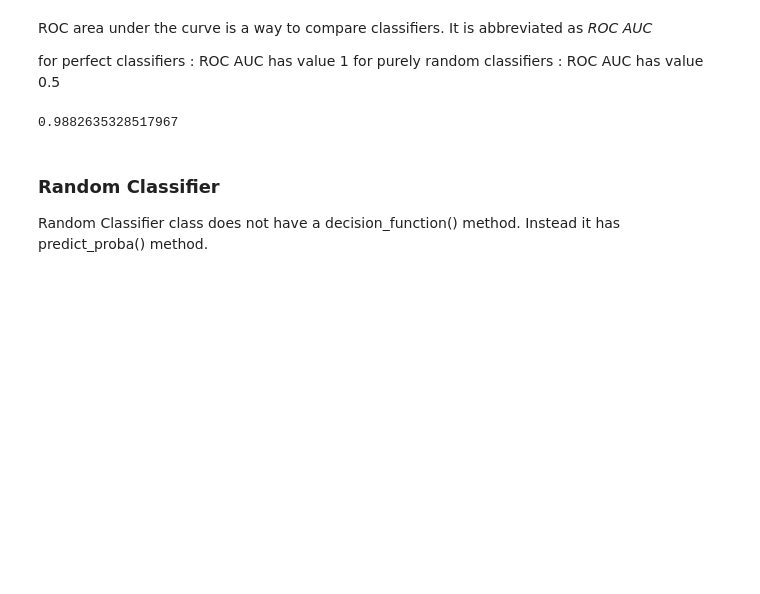
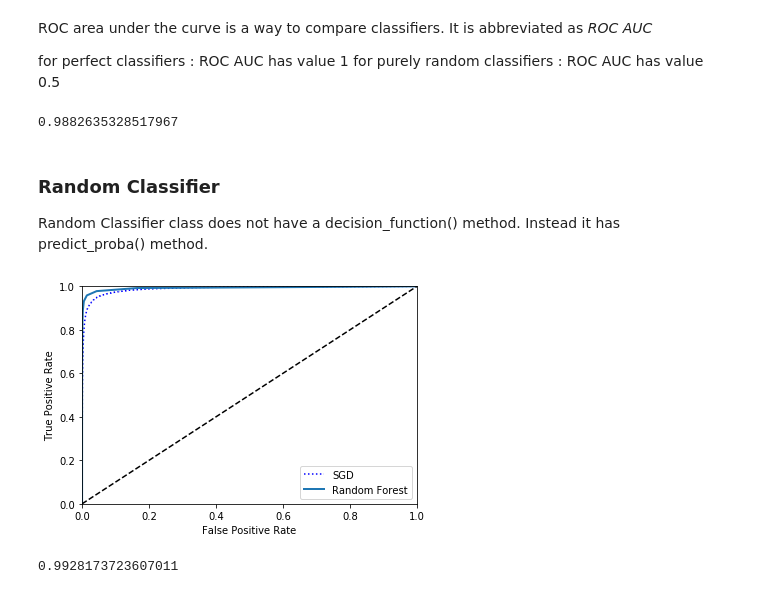
Before and after one commit to MrWayneNU/Classification, a Jupyter notebook: Classification.ipynb, the cells around one changed output. Saved outputs shown, nothing was run; the diff lists cells and outputs as text; code cells hidden in the pictures; blank space fills up the shorter version.

```diff
--- a/Classification.ipynb
+++ b/Classification.ipynb
@@ -312,4 +312,19 @@ Random Classifier class does not have a decision_function() method. Instead it h
 from sklearn.ensemble import RandomForestClassifier
 
 forest_clf = RandomForestClassifier(random_state = 42)
-y_proba_forest = cross_val_predict(forest_Clf,X)
+y_proba_forest = cross_val_predict(forest_clf,X_train, y_train_4, cv=3, method = "predict_proba")
+# %%
+y_scores_forest = y_proba_forest[:,1] # score = proba of positive class
+
+fpr_forest, tpr_forest, threshold_forest = roc_curve(y_train_4,y_scores_forest)
+# %%
+plt.plot(fpr,tpr, "b:", label="SGD")
+plot_roc_curve(fpr_forest,tpr_forest, "Random Forest")
+plt.legend(loc = "lower right")
+plt.show()
+# %% [output]
+[figure, added]
+# %%
+roc_auc_score(y_train_4,y_scores_forest)
+# %% [output]
+0.9928173723607011
```
Also changed, not shown: parts of 17 cells of this notebook.
